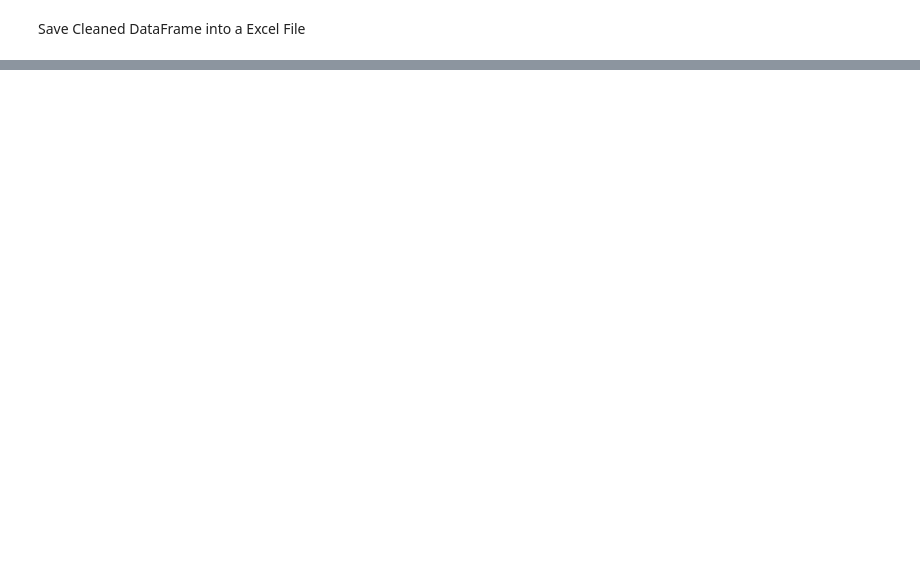
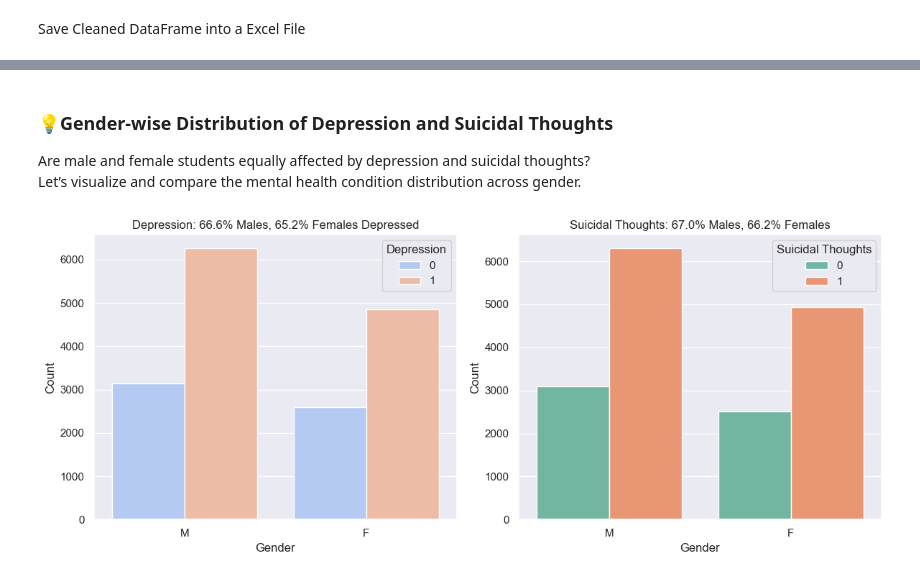
Before and after one commit to DanishShaikh18/Student-Mental-Health-Analysis, a Jupyter notebook: Mental_Health_in_Students_Post_COVID_EDA.ipynb, the cells around one changed output, grey strips where cells are left out. Saved outputs shown, nothing was run; the diff lists cells and outputs as text; code cells hidden in the pictures; blank space fills up the shorter version.

```diff
--- a/Mental_Health_in_Students_Post_COVID_EDA.ipynb
+++ b/Mental_Health_in_Students_Post_COVID_EDA.ipynb
@@ -228,0 +255,34 @@ memory usage: 1.6+ MB
+# %% [markdown]
+### 💡Gender-wise Distribution of Depression and Suicidal Thoughts
+
+Are male and female students equally affected by depression and suicidal thoughts?
+Let’s visualize and compare the mental health condition distribution across gender.
+# %%
+plt.figure(figsize=(12,5))
+
+# Calculate percentages for Depression by Gender
+depr_counts = df.groupby(['Gender', 'Depression']).size().unstack(fill_value=0)
+depr_percent = (depr_counts[1] / depr_counts.sum(axis=1) * 100).round(1)
+
+# Depression vs Gender
+plt.subplot(1, 2, 1)
+sns.countplot(data=df, x='Gender', hue='Depression', palette='coolwarm')
+plt.title(f"Depression: {depr_percent.get('M',0)}% Males, {depr_percent.get('F',0)}% Females Depressed")
+plt.xlabel('Gender')
+plt.ylabel('Count')
+
+# Calculate percentages for Suicidal Thoughts by Gender
+suic_counts = df.groupby(['Gender', 'Suicidal Thoughts']).size().unstack(fill_value=0)
+suic_percent = (suic_counts[1] / suic_counts.sum(axis=1) * 100).round(1)
+
+# Suicidal Thoughts vs Gender
+plt.subplot(1, 2, 2)
+sns.countplot(data=df, x='Gender', hue='Suicidal Thoughts', palette='Set2')
+plt.title(f"Suicidal Thoughts: {suic_percent.get('M',0)}% Males, {suic_percent.get('F',0)}% Females")
+plt.xlabel('Gender')
+plt.ylabel('Count')
+
+plt.tight_layout()
+plt.show()
+# %% [output]
+[figure, added]
```
Also changed, not shown: parts of 13 cells of this notebook, 2 other files.
